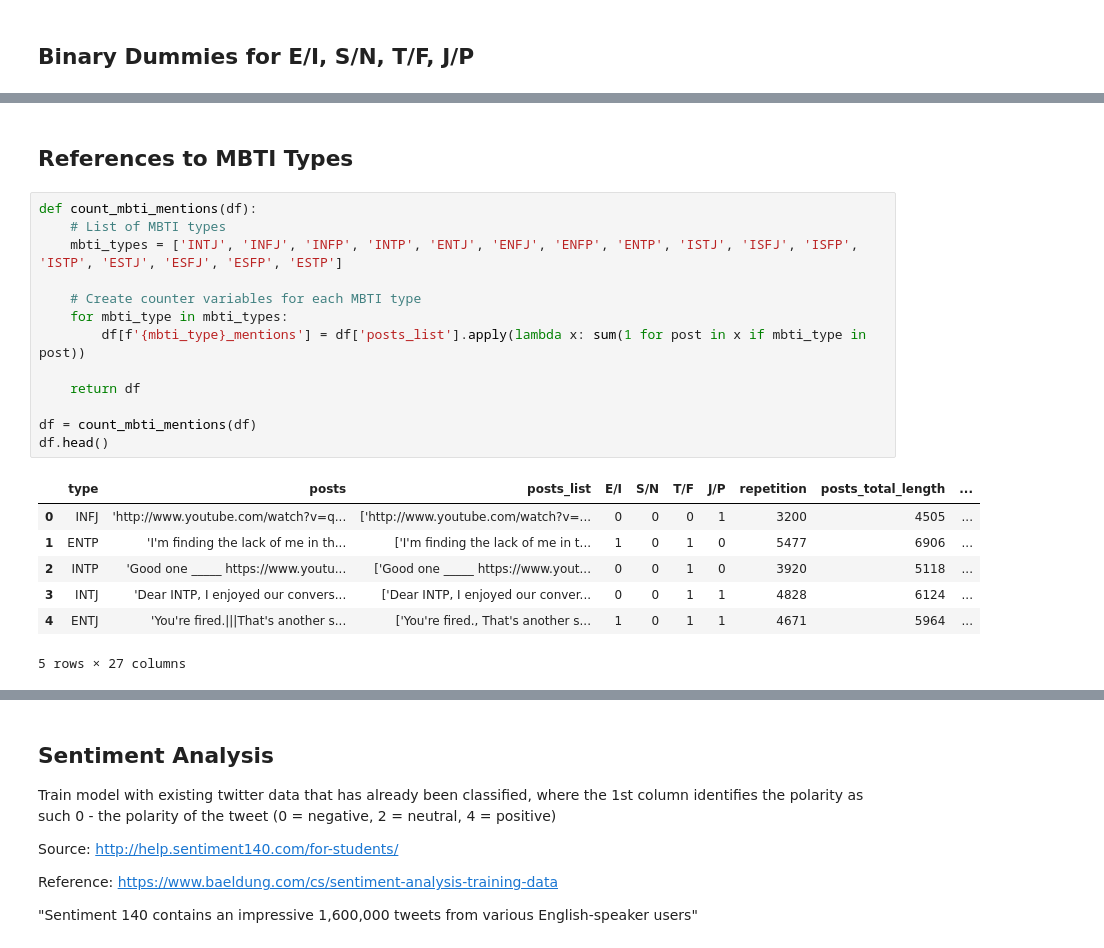
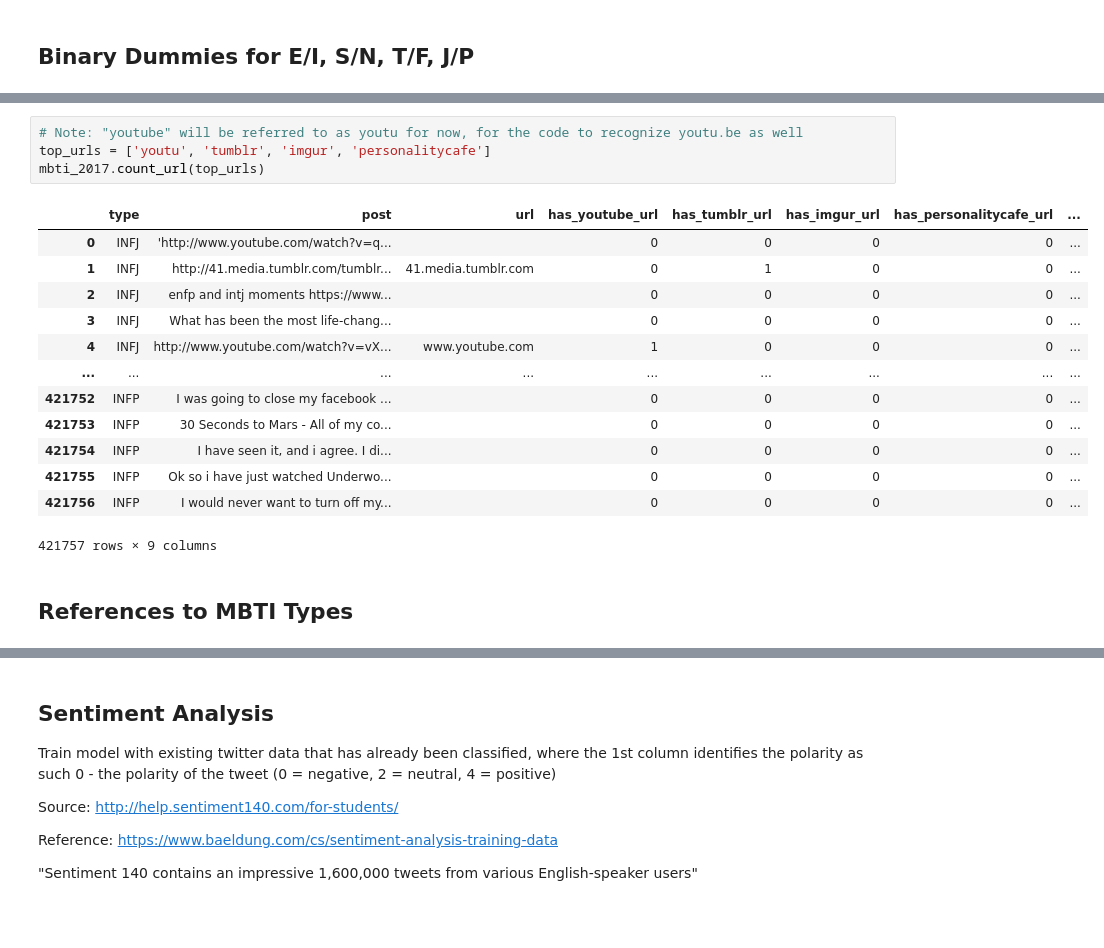
Before and after one commit to nathantorento/MBTI, a Jupyter notebook: draft.ipynb, the cells around one changed output, grey strips where cells are left out. Cells and saved outputs as stored; diff of their text form; blank space fills up the shorter version.

Commit message:
- Converted code for main features to be object-oriented - Created top url counter

```diff
--- a/draft.ipynb
+++ b/draft.ipynb
@@ -240,23 +349,20 @@ df.head()
+# %%
+# Note: "youtube" will be referred to as youtu for now, for the code to recognize youtu.be as well
+top_urls = ['youtu', 'tumblr', 'imgur', 'personalitycafe']
+mbti_2017.count_url(top_urls)
+# %% [output]
+|  | type | post | url | has_youtube_url | has_tumblr_url | has_imgur_url | has_personalitycafe_url | ... |
+| 0 | INFJ | 'http://www.youtube.com/watch?v=q... |  | 0 | 0 | 0 | 0 | ... |
+| 1 | INFJ | http://41.media.tumblr.com/tumblr... | 41.media.tumblr.com | 0 | 1 | 0 | 0 | ... |
+| 2 | INFJ | enfp and intj moments https://www... |  | 0 | 0 | 0 | 0 | ... |
+| 3 | INFJ | What has been the most life-chang... |  | 0 | 0 | 0 | 0 | ... |
+| 4 | INFJ | http://www.youtube.com/watch?v=vX... | www.youtube.com | 1 | 0 | 0 | 0 | ... |
+| ... | ... | ... | ... | ... | ... | ... | ... | ... |
+| 421752 | INFP | I was going to close my facebook ... |  | 0 | 0 | 0 | 0 | ... |
+| 421753 | INFP | 30 Seconds to Mars - All of my co... |  | 0 | 0 | 0 | 0 | ... |
+| 421754 | INFP | I have seen it, and i agree. I di... |  | 0 | 0 | 0 | 0 | ... |
+| 421755 | INFP | Ok so i have just watched Underwo... |  | 0 | 0 | 0 | 0 | ... |
+| 421756 | INFP | I would never want to turn off my... |  | 0 | 0 | 0 | 0 | ... |
+421757 rows × 9 columns
 # %% [markdown]
 ## References to MBTI Types
-# %%
-def count_mbti_mentions(df):
-    # List of MBTI types
-    mbti_types = ['INTJ', 'INFJ', 'INFP', 'INTP', 'ENTJ', 'ENFJ', 'ENFP', 'ENTP', 'ISTJ', 'ISFJ', 'ISFP', 'ISTP', 'ESTJ', 'ESFJ', 'ESFP', 'ESTP']
-
-    # Create counter variables for each MBTI type
-    for mbti_type in mbti_types:
-        df[f'{mbti_type}_mentions'] = df['posts_list'].apply(lambda x: sum(1 for post in x if mbti_type in post))
-
-    return df
-
-df = count_mbti_mentions(df)
-df.head()
-# %% [output]
-|  | type | posts | posts_list | E/I | S/N | T/F | J/P | repetition | posts_total_length | ... |
-| 0 | INFJ | 'http://www.youtube.com/watch?v=q... | ['http://www.youtube.com/watch?v=... | 0 | 0 | 0 | 1 | 3200 | 4505 | ... |
-| 1 | ENTP | 'I'm finding the lack of me in th... | ['I'm finding the lack of me in t... | 1 | 0 | 1 | 0 | 5477 | 6906 | ... |
-| 2 | INTP | 'Good one _____ https://www.youtu... | ['Good one _____ https://www.yout... | 0 | 0 | 1 | 0 | 3920 | 5118 | ... |
-| 3 | INTJ | 'Dear INTP, I enjoyed our convers... | ['Dear INTP, I enjoyed our conver... | 0 | 0 | 1 | 1 | 4828 | 6124 | ... |
-| 4 | ENTJ | 'You're fired.|||That's another s... | ['You're fired., That's another s... | 1 | 0 | 1 | 1 | 4671 | 5964 | ... |
-5 rows × 27 columns
```
Also changed, not shown: parts of 33 cells of this notebook, 1 other file.
